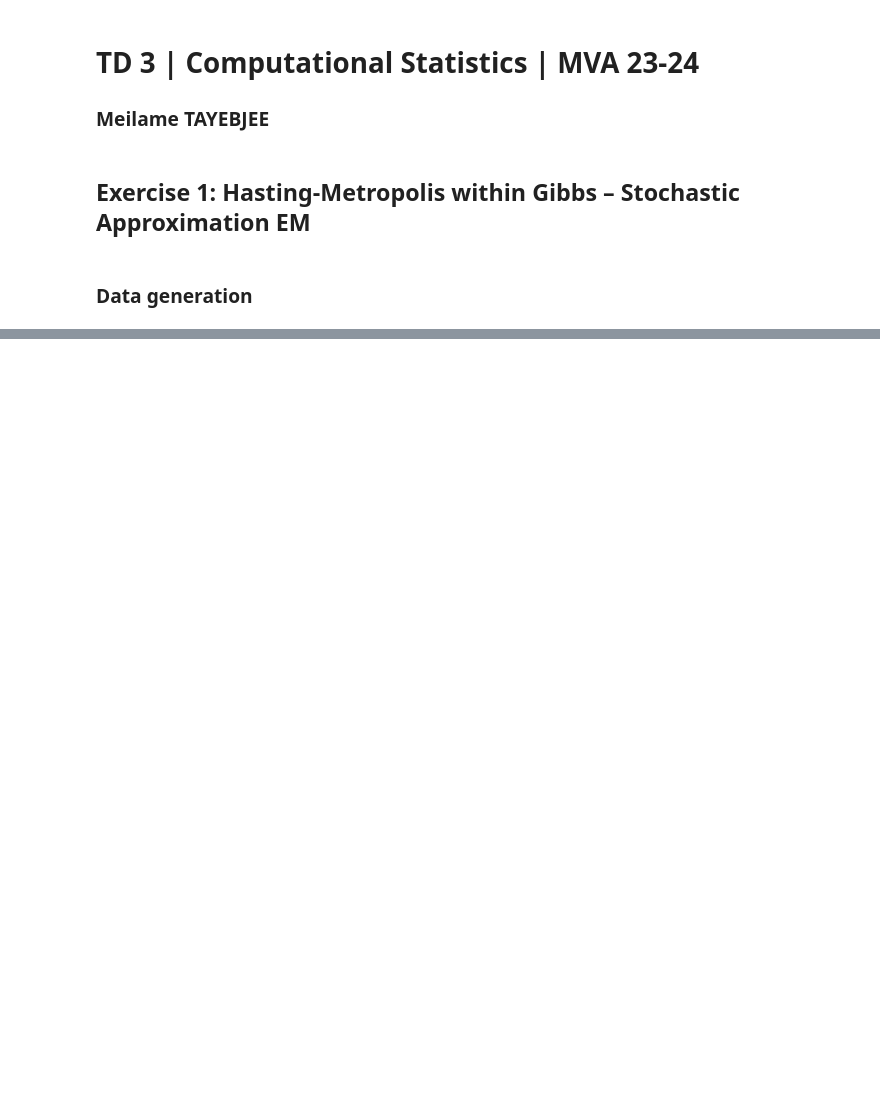
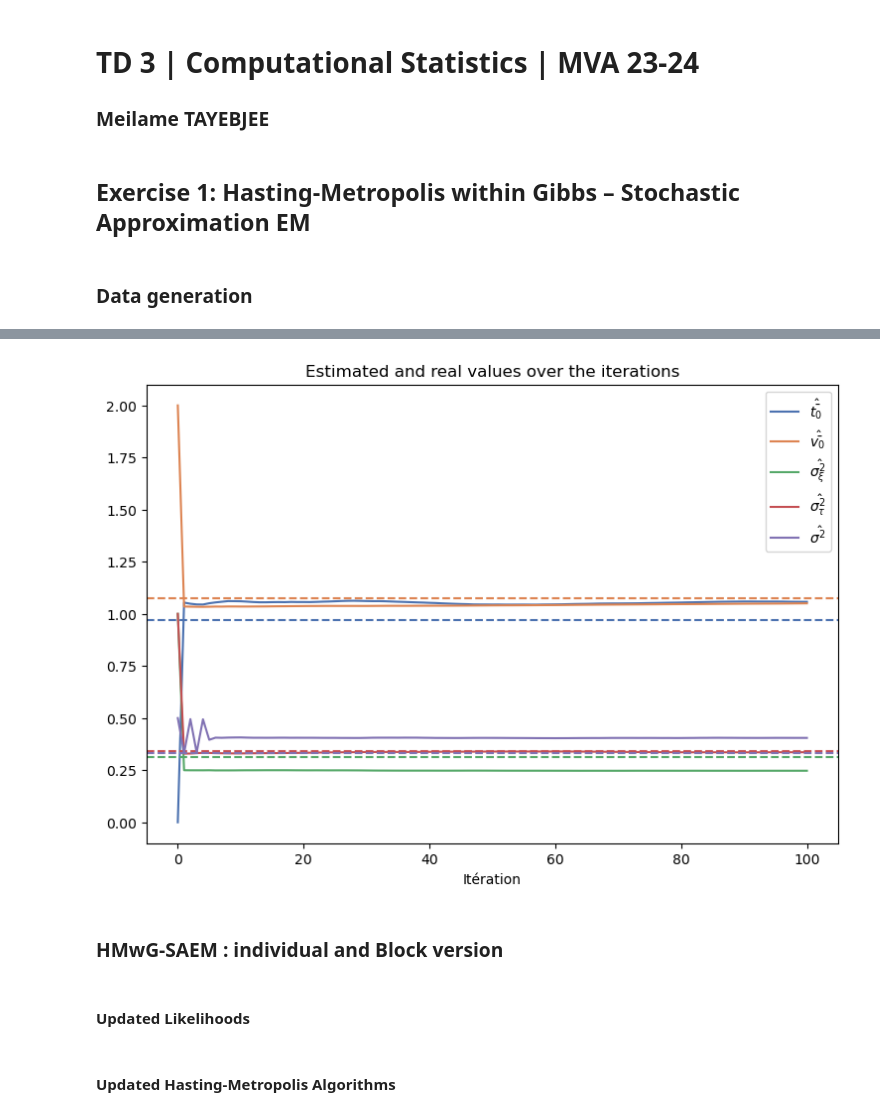
Before and after one commit to meilame-tayebjee/Comp_Stats_Lab, a Jupyter notebook: TD3/TD3.ipynb, the cells around one changed output, grey strips where cells are left out. Drawn from its saved outputs; the diff is of its cells as text; code cells hidden in the pictures; blank space fills up the shorter version.

```diff
--- a/TD3/TD3.ipynb
+++ b/TD3/TD3.ipynb
@@ -69 +83,13 @@ def generateData(p0 = p0, ts = ts, sigma_t0 = sigma_t0, sigma_v0 = sigma_v0, s_t
+# %%
+true_z = np.zeros(2*N+2)
+true_z[0] = true_t0
+true_z[1] = true_v0
+true_z[2:N+2] = true_ksi.reshape((N,))
+true_z[N+2:] = true_tau.reshape((N,))
+# %%
+def yResidual(y, t0, v0, ksi, tau, p0 = p0):
+    res = np.zeros((N,k))
+    for t in range(k):
+        res[:, t] = y[:, t] - (p0 + (v0*np.exp(ksi)*(t-t0-tau)).reshape((N,)))
+    return res
 # %%
@@ -113,3 +158,0 @@ def metropolisHastingSampler(y, alpha_init, tau_init, t0_init, v0_init, t0_bar,
-# %%
-y, alpha, tau, t0, v0, t0_bar, v0_bar, sigma_ksi_sq, sigma_tau_sq, sigma_sq, epsilon = generateData()
-metropolisHastingSampler(y, alpha, tau, t0, v0, t0_bar, v0_bar, sigma_ksi_sq, sigma_tau_sq, sigma_sq, 0.5*1e-4)[-1]
@@ -117,0 +268,35 @@ metropolisHastingSampler(y, alpha, tau, t0, v0, t0_bar, v0_bar, sigma_ksi_sq, si
+# %%
+import matplotlib.pyplot as plt
+import seaborn as sns  # Importation de seaborn pour utiliser ses palettes de couleurs
+
+sns.set_palette("deep")
+colors = sns.color_palette("deep")
+
+plt.figure(figsize=(9, 6))
+
+plt.plot(all_t0_bar, label=r"$\hat{\bar{t_0}}$", color=colors[0])
+plt.axhline(y=true_t0_bar, linestyle='--', color=colors[0])
+
+plt.plot(all_v0_bar, label=r"$\hat{\bar{v_0}}$", color=colors[1])
+plt.axhline(y=true_v0_bar, linestyle='--',  color=colors[1])
+
+plt.plot(all_sigma_ksi_sq, label=r"$\hat{\sigma_{\xi}^2}$", color=colors[2])
+plt.axhline(y=true_sigma_ksi_sq, linestyle='--',  color=colors[2])
+
+plt.plot(all_sigma_tau_sq, label=r"$\hat{\sigma_{\tau}^2}$", color=colors[3])
+plt.axhline(y=true_sigma_tau_sq, linestyle='--', color=colors[3])
+
+plt.plot(all_sigma_sq, label=r"$\hat{\sigma^2}$", color=colors[4])
+plt.axhline(y=true_sigma_sq, linestyle='--', color=colors[4])
+
+plt.legend()
+plt.xlabel("Itération")
+plt.title("Estimated and real values over the iterations")
+
+plt.show()
+# %% [output]
+[figure, added]
+# %% [markdown]
+### HMwG-SAEM : individual and Block version
+# %% [markdown]
+#### Updated Likelihoods
@@ -117,0 +358,2 @@ metropolisHastingSampler(y, alpha, tau, t0, v0, t0_bar, v0_bar, sigma_ksi_sq, si
+# %% [markdown]
+#### Updated Hasting-Metropolis Algorithms
```
Also changed, not shown: parts of 25 cells of this notebook, 1 other file.
